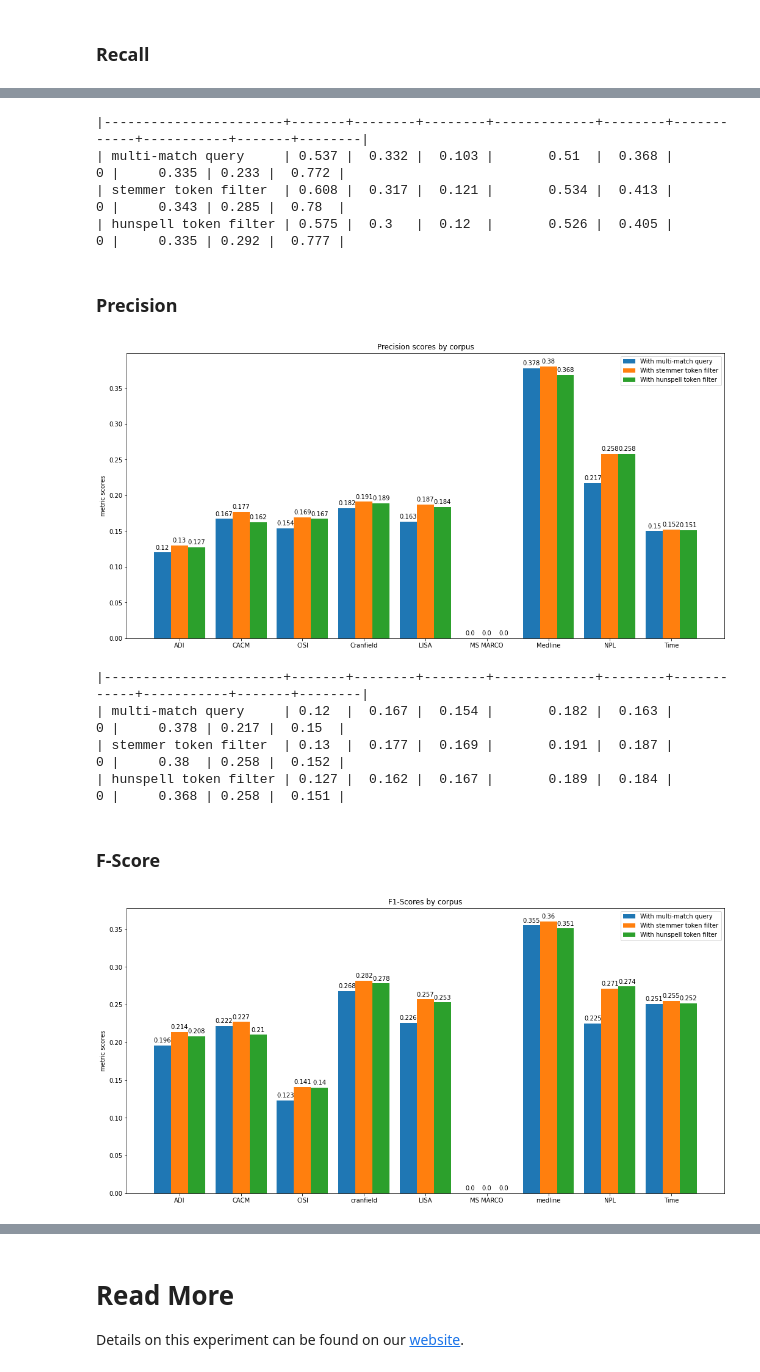
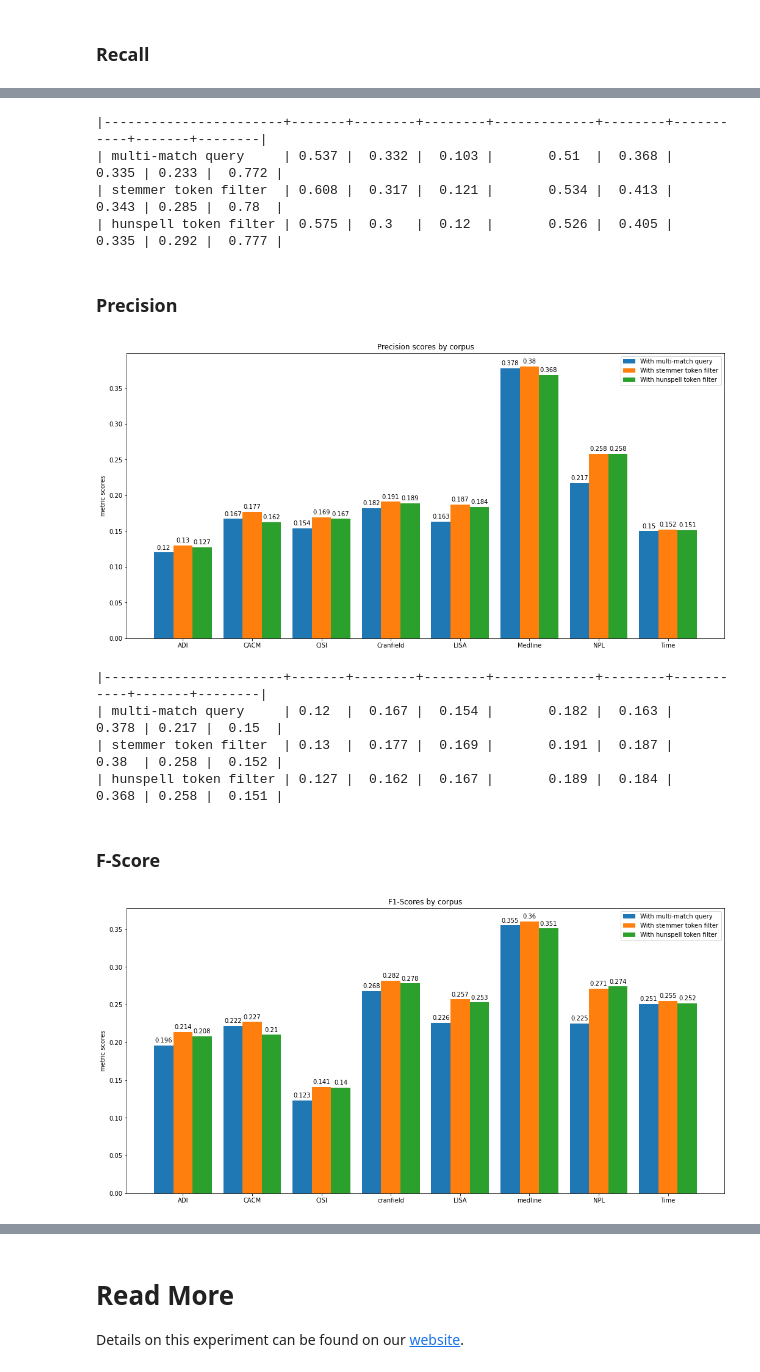
Before and after one commit to pragmalingu/experiments, a Jupyter notebook: 01_Stemming/Evaluation/Comparison_Stemming_vs_Standard_Search.ipynb, the cells around one changed output, grey strips where cells are left out. Cells and saved outputs as stored; diff of their text form; code cells hidden in the pictures.

```diff
--- a/01_Stemming/Evaluation/Comparison_Stemming_vs_Standard_Search.ipynb
+++ b/01_Stemming/Evaluation/Comparison_Stemming_vs_Standard_Search.ipynb
@@ -1481,7 +1376,6 @@ match_metrics_recall.append(round(cacm_res_match_recall['metric_score'], 3))
 match_metrics_recall.append(round(cisi_res_match_recall['metric_score'], 3))
 match_metrics_recall.append(round(cran_res_match_recall['metric_score'], 3))
 match_metrics_recall.append(round(lisa_res_match_recall['metric_score'], 3))
-match_metrics_recall.append(round(marco_res_match_recall['metric_score'], 3))
 match_metrics_recall.append(round(med_res_match_recall['metric_score'], 3))
 match_metrics_recall.append(round(npl_res_match_recall['metric_score'], 3))
 match_metrics_recall.append(round(time_res_match_recall['metric_score'], 3))
@@ -1492,7 +1386,6 @@ stemming_metrics_recall.append(round(cacm_res_stemming_recall['metric_score'], 3
 stemming_metrics_recall.append(round(cisi_res_stemming_recall['metric_score'], 3))
 stemming_metrics_recall.append(round(cran_res_stemming_recall['metric_score'], 3))
 stemming_metrics_recall.append(round(lisa_res_stemming_recall['metric_score'], 3))
-stemming_metrics_recall.append(0)#round(marco_res_stemming_recall['metric_score'], 3))
 stemming_metrics_recall.append(round(med_res_stemming_recall['metric_score'], 3))
 stemming_metrics_recall.append(round(npl_res_stemming_recall['metric_score'], 3))
 stemming_metrics_recall.append(round(time_res_stemming_recall['metric_score'], 3))
@@ -1503,12 +1396,11 @@ hunspell_metrics_recall.append(round(cacm_res_hunspell_recall['metric_score'], 3
 hunspell_metrics_recall.append(round(cisi_res_hunspell_recall['metric_score'], 3))
 hunspell_metrics_recall.append(round(cran_res_hunspell_recall['metric_score'], 3))
 hunspell_metrics_recall.append(round(lisa_res_hunspell_recall['metric_score'], 3))
-hunspell_metrics_recall.append(0)#round(marco_res_hunspell_recall['metric_score'], 3))
 hunspell_metrics_recall.append(round(med_res_hunspell_recall['metric_score'], 3))
 hunspell_metrics_recall.append(round(npl_res_hunspell_recall['metric_score'], 3))
 hunspell_metrics_recall.append(round(time_res_hunspell_recall['metric_score'], 3))
 
-labels = ['ADI','CACM', 'CISI','Cranfield', 'LISA', 'MS MARCO', 'Medline', 'NPL','Time']
+labels = ['ADI','CACM', 'CISI','Cranfield', 'LISA', 'Medline', 'NPL','Time']
 
 x = np.arange(len(labels))*1.8  # the label locations
 
@@ -1555,14 +1447,14 @@ stemming_metrics_recall.insert(0, 'stemmer token filter')
 hunspell_metrics_recall.insert(0, 'hunspell token filter')
 
 l = [match_metrics_recall, stemming_metrics_recall, hunspell_metrics_recall]
-table = tabulate(l, headers=['ADI','CACM', 'CISI','Cranfield', 'LISA', 'MS MARCO', 'Medline', 'NPL','Time'], tablefmt='orgtbl')
+table = tabulate(l, headers=['ADI','CACM', 'CISI','Cranfield', 'LISA', 'Medline', 'NPL','Time'], tablefmt='orgtbl')
 
 print(table)
 # %% [output]
-|-----------------------+-------+--------+--------+-------------+--------+------------+-----------+-------+--------|
-| multi-match query     | 0.537 |  0.332 |  0.103 |       0.51  |  0.368 |          0 |     0.335 | 0.233 |  0.772 |
-| stemmer token filter  | 0.608 |  0.317 |  0.121 |       0.534 |  0.413 |          0 |     0.343 | 0.285 |  0.78  |
-| hunspell token filter | 0.575 |  0.3   |  0.12  |       0.526 |  0.405 |          0 |     0.335 | 0.292 |  0.777 |
+|-----------------------+-------+--------+--------+-------------+--------+-----------+-------+--------|
+| multi-match query     | 0.537 |  0.332 |  0.103 |       0.51  |  0.368 |     0.335 | 0.233 |  0.772 |
+| stemmer token filter  | 0.608 |  0.317 |  0.121 |       0.534 |  0.413 |     0.343 | 0.285 |  0.78  |
+| hunspell token filter | 0.575 |  0.3   |  0.12  |       0.526 |  0.405 |     0.335 | 0.292 |  0.777 |
 # %% [markdown]
 ### Precision
 # %%
@@ -1576,7 +1468,7 @@ match_metrics_precision.append(round(cacm_res_match_precision['metric_score'], 3
 match_metrics_precision.append(round(cisi_res_match_precision['metric_score'], 3))
 match_metrics_precision.append(round(cran_res_match_precision['metric_score'], 3))
 match_metrics_precision.append(round(lisa_res_match_precision['metric_score'], 3))
-match_metrics_precision.append(round(marco_res_match_precision['metric_score'], 3))
+
 match_metrics_precision.append(round(med_res_match_precision['metric_score'], 3))
 match_metrics_precision.append(round(npl_res_match_precision['metric_score'], 3))
 match_metrics_precision.append(round(time_res_match_precision['metric_score'], 3))
@@ -1587,7 +1479,6 @@ stemming_metrics_precision.append(round(cacm_res_stemming_precision['metric_scor
 stemming_metrics_precision.append(round(cisi_res_stemming_precision['metric_score'], 3))
 stemming_metrics_precision.append(round(cran_res_stemming_precision['metric_score'], 3))
 stemming_metrics_precision.append(round(lisa_res_stemming_precision['metric_score'], 3))
-stemming_metrics_precision.append(0)#round(marco_res_stemming_precision['metric_score'], 3))
 stemming_metrics_precision.append(round(med_res_stemming_precision['metric_score'], 3))
 stemming_metrics_precision.append(round(npl_res_stemming_precision['metric_score'], 3))
 stemming_metrics_precision.append(round(time_res_stemming_precision['metric_score'], 3))
@@ -1598,12 +1489,11 @@ hunspell_metrics_precision.append(round(cacm_res_hunspell_precision['metric_scor
 hunspell_metrics_precision.append(round(cisi_res_hunspell_precision['metric_score'], 3))
 hunspell_metrics_precision.append(round(cran_res_hunspell_precision['metric_score'], 3))
 hunspell_metrics_precision.append(round(lisa_res_hunspell_precision['metric_score'], 3))
-hunspell_metrics_precision.append(0)#round(marco_res_hunspell_precision['metric_score'], 3))
 hunspell_metrics_precision.append(round(med_res_hunspell_precision['metric_score'], 3))
 hunspell_metrics_precision.append(round(npl_res_hunspell_precision['metric_score'], 3))
 hunspell_metrics_precision.append(round(time_res_hunspell_precision['metric_score'], 3))
 
-labels = ['ADI','CACM', 'CISI','Cranfield', 'LISA', 'MS MARCO', 'Medline', 'NPL','Time']
+labels = ['ADI','CACM', 'CISI','Cranfield', 'LISA', 'Medline', 'NPL','Time']
 
 x = np.arange(len(labels))*1.8  # the label locations
 
@@ -1643,7 +1533,7 @@ fig.set_figheight(8)
 
 plt.show()
 # %% [output]
-[figure, old version]
+[figure, new version]
 # %%
 from tabulate import tabulate
 
@@ -1652,14 +1542,14 @@ stemming_metrics_precision.insert(0, 'stemmer token filter')
 hunspell_metrics_precision.insert(0, 'hunspell token filter')
 
 l = [match_metrics_precision, stemming_metrics_precision, hunspell_metrics_precision]
-table = tabulate(l, headers=['ADI','CACM', 'CISI','Cranfield', 'LISA', 'MS MARCO', 'Medline', 'NPL','Time'], tablefmt='orgtbl')
+table = tabulate(l, headers=['ADI','CACM', 'CISI','Cranfield', 'LISA', 'Medline', 'NPL','Time'], tablefmt='orgtbl')
 
 print(table)
 # %% [output]
-|-----------------------+-------+--------+--------+-------------+--------+------------+-----------+-------+--------|
-| multi-match query     | 0.12  |  0.167 |  0.154 |       0.182 |  0.163 |          0 |     0.378 | 0.217 |  0.15  |
-| stemmer token filter  | 0.13  |  0.177 |  0.169 |       0.191 |  0.187 |          0 |     0.38  | 0.258 |  0.152 |
-| hunspell token filter | 0.127 |  0.162 |  0.167 |       0.189 |  0.184 |          0 |     0.368 | 0.258 |  0.151 |
+|-----------------------+-------+--------+--------+-------------+--------+-----------+-------+--------|
+| multi-match query     | 0.12  |  0.167 |  0.154 |       0.182 |  0.163 |     0.378 | 0.217 |  0.15  |
+| stemmer token filter  | 0.13  |  0.177 |  0.169 |       0.191 |  0.187 |     0.38  | 0.258 |  0.152 |
+| hunspell token filter | 0.127 |  0.162 |  0.167 |       0.189 |  0.184 |     0.368 | 0.258 |  0.151 |
 # %% [markdown]
 ### F-Score
 # %%
@@ -1678,7 +1568,6 @@ match_metrics_fscore.append(round(f_score(cacm_res_match_recall['metric_score'],
 match_metrics_fscore.append(round(f_score(cisi_res_match_recall['metric_score'], cisi_res_match_precision['metric_score']),3))
 match_metrics_fscore.append(round(f_score(cran_res_match_recall['metric_score'], cran_res_match_precision['metric_score']),3))
 match_metrics_fscore.append(round(f_score(lisa_res_match_recall['metric_score'], lisa_res_match_precision['metric_score']),3))
-match_metrics_fscore.append(0)#round(f_score(marco_res_match_recall['metric_score'], marco_res_match_precision['metric_score']),3))
 match_metrics_fscore.append(round(f_score(med_res_match_recall['metric_score'], med_res_match_precision['metric_score']),3))
 match_metrics_fscore.append(round(f_score(npl_res_match_recall['metric_score'], npl_res_match_precision['metric_score']),3))
 match_metrics_fscore.append(round(f_score(time_res_match_recall['metric_score'], time_res_match_precision['metric_score']),3))
@@ -1689,7 +1578,6 @@ stemming_metrics_fscore.append(round(f_score(cacm_res_stemming_recall['metric_sc
 stemming_metrics_fscore.append(round(f_score(cisi_res_stemming_recall['metric_score'], cisi_res_stemming_precision['metric_score']),3))
 stemming_metrics_fscore.append(round(f_score(cran_res_stemming_recall['metric_score'], cran_res_stemming_precision['metric_score']),3))
 stemming_metrics_fscore.append(round(f_score(lisa_res_stemming_recall['metric_score'], lisa_res_stemming_precision['metric_score']),3))
-stemming_metrics_fscore.append(0)#round(f_score(marco_res_stemming_recall['metric_score'], marco_res_stemming_precision['metric_score']),3))
 stemming_metrics_fscore.append(round(f_score(med_res_stemming_recall['metric_score'], med_res_stemming_precision['metric_score']),3))
 stemming_metrics_fscore.append(round(f_score(npl_res_stemming_recall['metric_score'], npl_res_stemming_precision['metric_score']),3))
 stemming_metrics_fscore.append(round(f_score(time_res_stemming_recall['metric_score'], time_res_stemming_precision['metric_score']),3))
@@ -1700,12 +1588,11 @@ hunspell_metrics_fscore.append(round(f_score(cacm_res_hunspell_recall['metric_sc
 hunspell_metrics_fscore.append(round(f_score(cisi_res_hunspell_recall['metric_score'], cisi_res_hunspell_precision['metric_score']),3))
 hunspell_metrics_fscore.append(round(f_score(cran_res_hunspell_recall['metric_score'], cran_res_hunspell_precision['metric_score']),3))
 hunspell_metrics_fscore.append(round(f_score(lisa_res_hunspell_recall['metric_score'], lisa_res_hunspell_precision['metric_score']),3))
-hunspell_metrics_fscore.append(0)#round(f_score(marco_res_hunspell_recall['metric_score'], marco_res_hunspell_precision['metric_score']),3))
 hunspell_metrics_fscore.append(round(f_score(med_res_hunspell_recall['metric_score'], med_res_hunspell_precision['metric_score']),3))
 hunspell_metrics_fscore.append(round(f_score(npl_res_hunspell_recall['metric_score'], npl_res_hunspell_precision['metric_score']),3))
 hunspell_metrics_fscore.append(round(f_score(time_res_hunspell_recall['metric_score'], time_res_hunspell_precision['metric_score']),3))
 
-labels = ['ADI','CACM', 'CISI','cranfield', 'LISA', 'MS MARCO', 'medline', 'NPL','Time']
+labels = ['ADI','CACM', 'CISI','cranfield', 'LISA', 'medline', 'NPL','Time']
 
 x = np.arange(len(labels))*1.8  # the label locations
 
@@ -1718,34 +1605,34 @@ rects3 = ax.bar(x + width, hunspell_metrics_fscore, width, label='With hunspell
 
 # Add some text for labels, title and custom x-axis tick labels, etc.
 ax.set_ylabel('metric scores')
 ax.set_title('F1-Scores by corpus')
 ax.set_xticks(x)
 ax.set_xticklabels(labels)
 ax.legend()
 
 
 def autolabel(rects):
     """Attach a text label above each bar in *rects*, displaying its height."""
     for rect in rects:
         height = rect.get_height()
         ax.annotate('{}'.format(height),
                     xy=(rect.get_x() + rect.get_width() / 2, height),
                     xytext=(0, 3),  # 3 points vertical offset
                     textcoords="offset points",
                     ha='center', va='bottom')
 
 
 autolabel(rects1)
 autolabel(rects2)
 autolabel(rects3)
 
 fig.tight_layout()
 fig.set_figwidth(16)
 fig.set_figheight(8)
 
 plt.show()
 # %% [output]
-[figure, old version]
+[figure, new version]
 # %%
 from tabulate import tabulate
 
```
Also changed, not shown: parts of 20 cells of this notebook.
